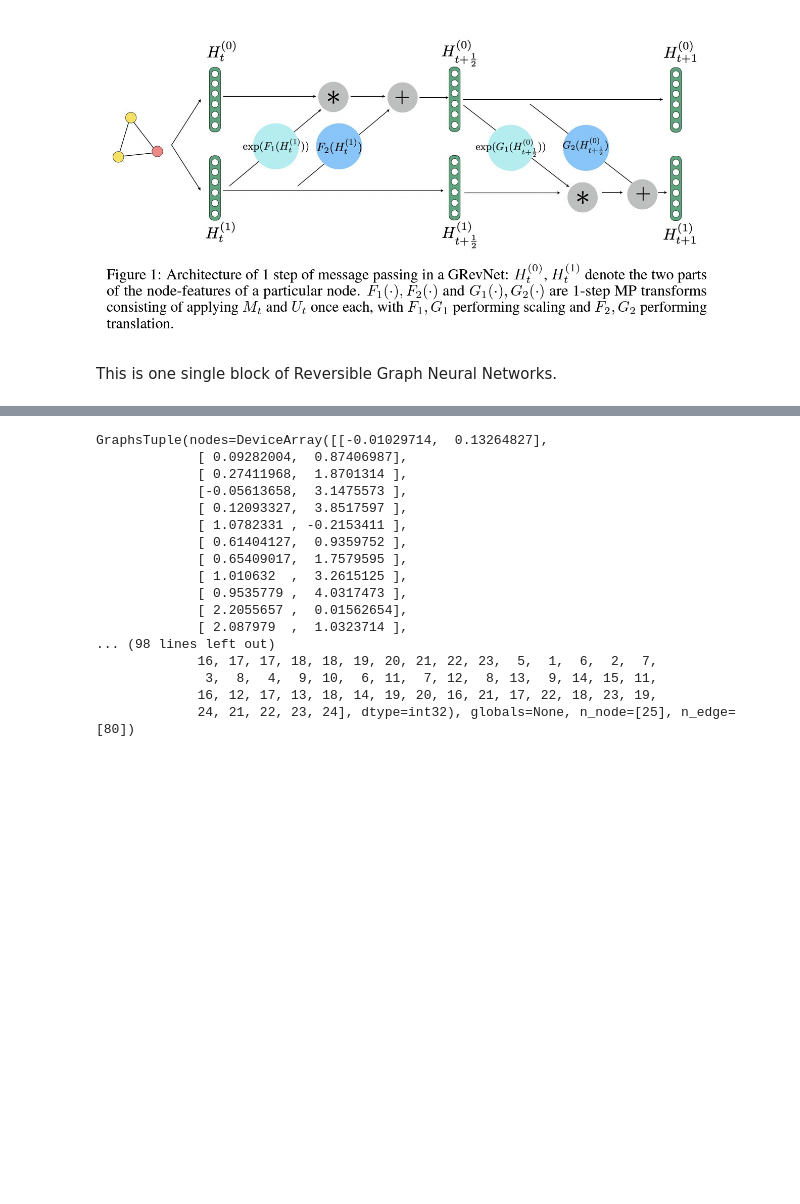
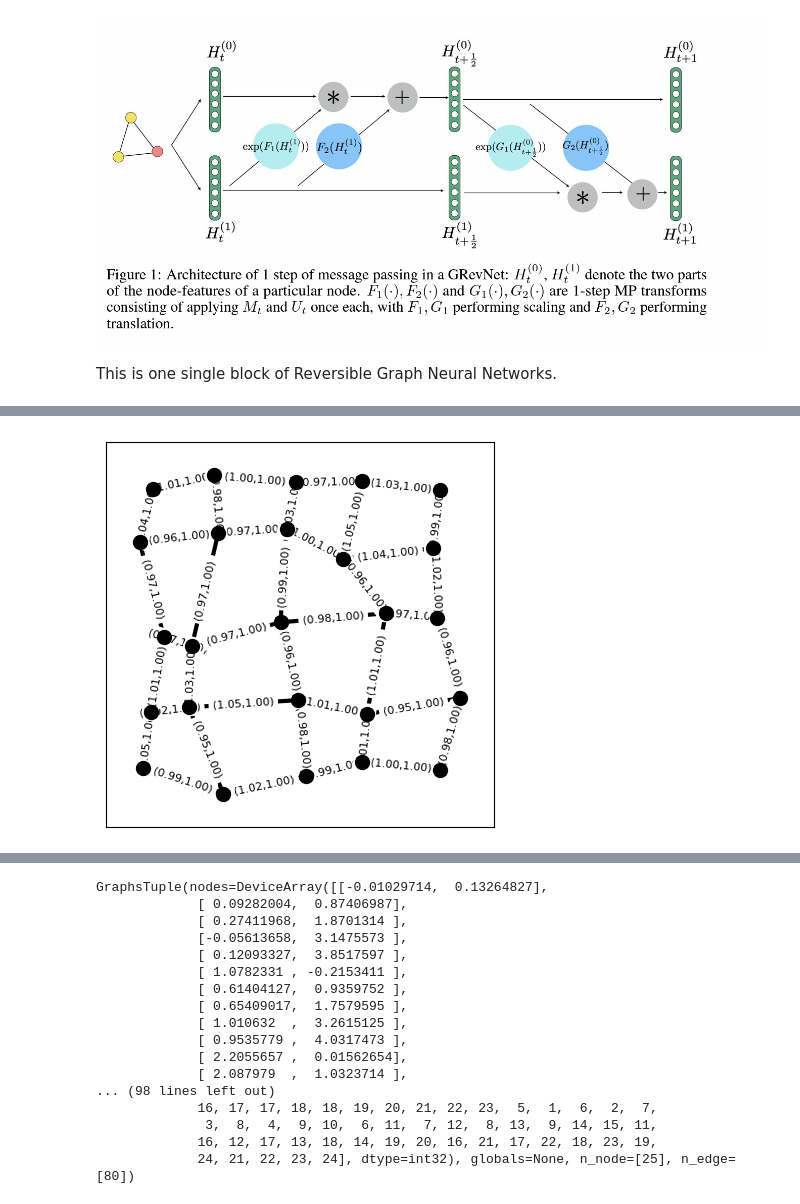
Before and after one commit to ziyuanzhao2000/Variational_Modeling, a Jupyter notebook: Elastic_Network_demo.ipynb, the cells around one changed output, grey strips where cells are left out. Saved outputs shown, nothing was run; the diff lists cells and outputs as text; code cells hidden in the pictures; blank space fills up the shorter version.

```diff
--- a/Elastic_Network_demo.ipynb
+++ b/Elastic_Network_demo.ipynb
@@ -355,7 +355,14 @@ def en_to_graph(en: ElasticNetwork) -> jraph.GraphsTuple:
 def graph_to_en(g: jraph.GraphsTuple) -> ElasticNetwork:
     """ Convert Jraph GraphsTuple to ElasticNetwork """
     en = ElasticNetwork()
-
+    en.add_nodes(nodes_for_adding=range(g.n_node[0]),
+                 positions=[row for row in g.nodes])
+    n_undirected_edge = g.n_edge[0] // 2
+    assert g.n_edge % 2 == 0
+    en.add_springs(v1s=np.array(g.senders[:n_undirected_edge]),
+                   v2s=np.array(g.receivers[:n_undirected_edge]),
+                   rest_lengths=np.array(g.edges[:n_undirected_edge, 0]),
+                   weights=np.array(g.edges[:n_undirected_edge, 1]))
     return en
 # %% [markdown]
 ![Screen%20Shot%202023-01-12%20at%2010.31.33%20PM.png](attachment:Screen%20Shot%202023-01-12%20at%2010.31.33%20PM.png)
@@ -363,3 +370,4 @@ def graph_to_en(g: jraph.GraphsTuple) -> ElasticNetwork:
 This is one single block of Reversible Graph Neural Networks.
 # %%
 mesh_graph = en_to_graph(mesh)
+mesh_from_graph = graph_to_en(mesh_graph)
@@ -399,0 +378,4 @@ GraphsTuple(nodes=DeviceArray([[-0.01029714,  0.13264826],
+# %%
+mesh_from_graph.draw()
+# %% [output]
+[figure, added]
```
Also changed, not shown: parts of 16 cells of this notebook.
